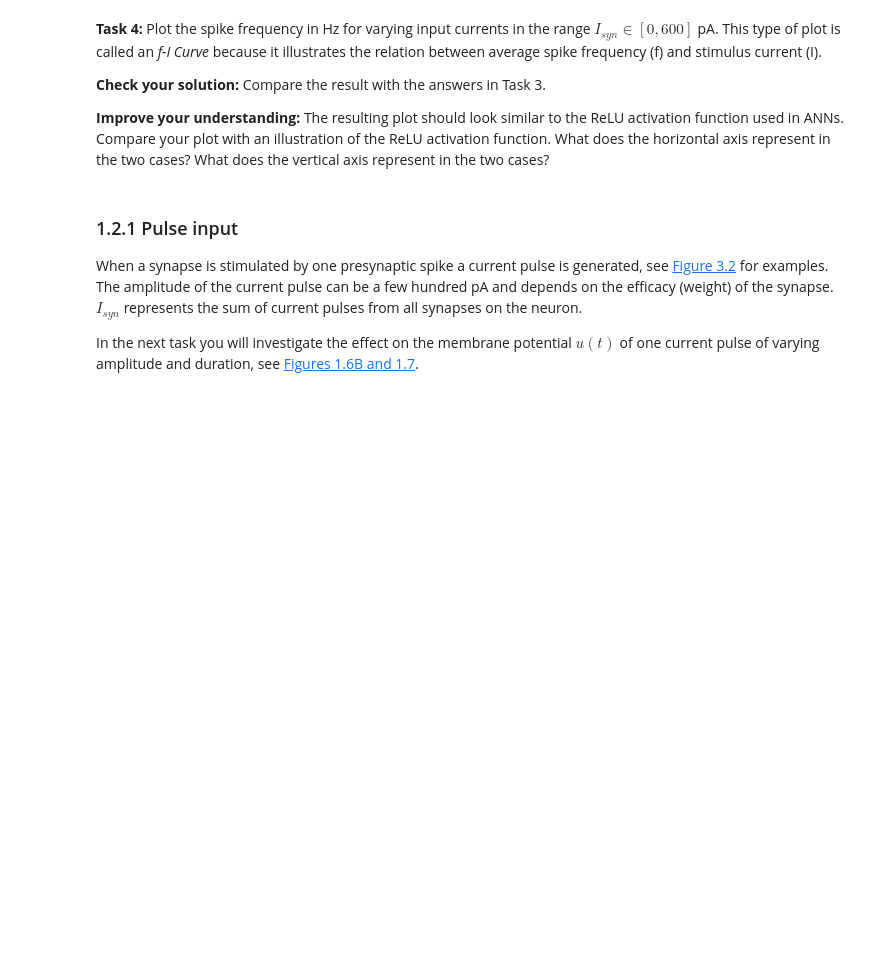
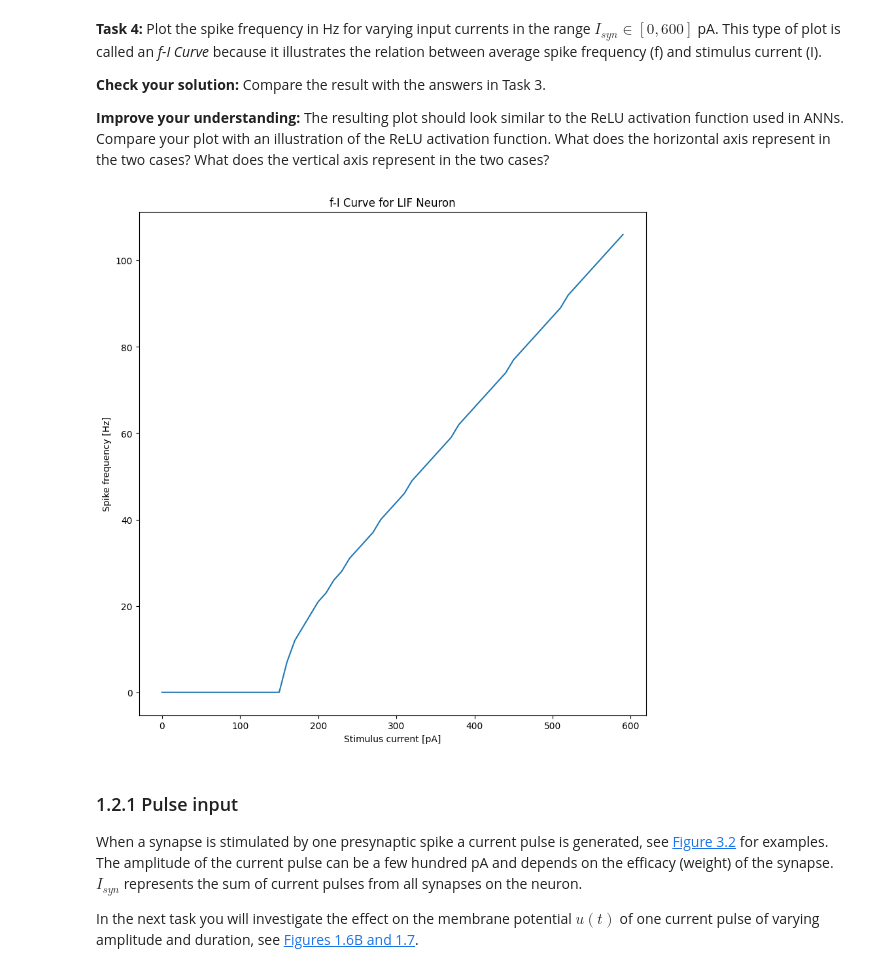
Before and after one commit to afy/d7046e-snn1, a Jupyter notebook: SNN-Exercise-1.ipynb, the cells around one changed output. Saved outputs shown, nothing was run; the diff lists cells and outputs as text; code cells hidden in the pictures; blank space fills up the shorter version.

```diff
--- a/SNN-Exercise-1.ipynb
+++ b/SNN-Exercise-1.ipynb
@@ -181,32 +194,34 @@ runTask3(250e-12)
 # %%
 # Code for Task 4
 
 # to compute spike frequency for varying input currents
 def computeSpikeFrequency(I_syn):
     Hz = []  # Spike rate array to store spike rates
 
     # Iterate through input currents
     for i in I_syn:
         # Simulate neuron behavior for one second
-        t_i, u_i, t_spike, n_spike = simulate_LIF_neuron(i)
+        _,_, t_spike, _ = simulate_LIF_neuron(i)
 
         # Calculate spike frequency (Hz)
         spike_rate = len(t_spike) / 1.0  # Number of spikes divided by simulation duration (1 second), duration from previous
         Hz.append(spike_rate)
 
     return Hz
 
 # Input current range
 I_syn = np.arange(0, 600e-12, 10e-12) # (start, stop, step)
 
 # Compute spike frequency for varying input currents
 Hz = computeSpikeFrequency(I_syn)
 
 # Plot f-I curve
 fig, ax = plt.subplots()
 ax.plot(I_syn * 1e12, Hz)  # Convert input current to pA for plotting
 ax.set(xlabel='Stimulus current [pA]', ylabel='Spike frequency [Hz]', title='f-I Curve for LIF Neuron')
 plt.show()
+# %% [output]
+[figure, added]
 # %% [markdown]
 ### 1.2.1 Pulse input
 
```
Also changed, not shown: parts of 10 cells of this notebook.
